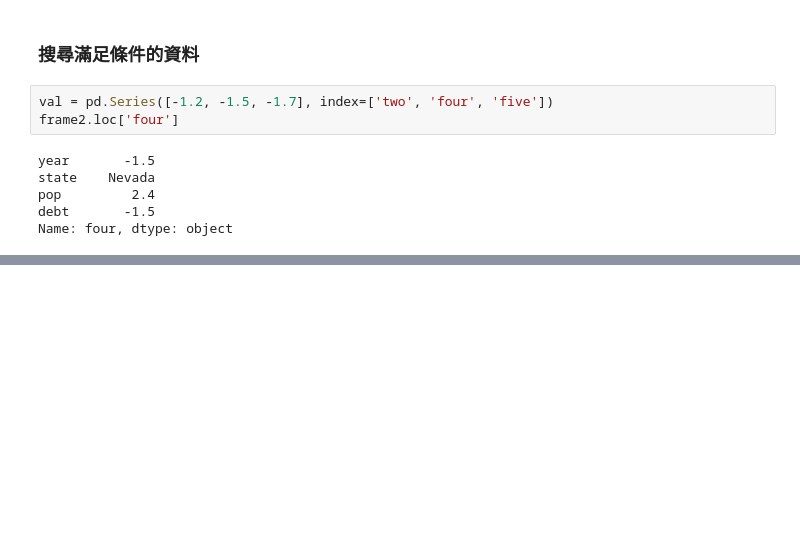
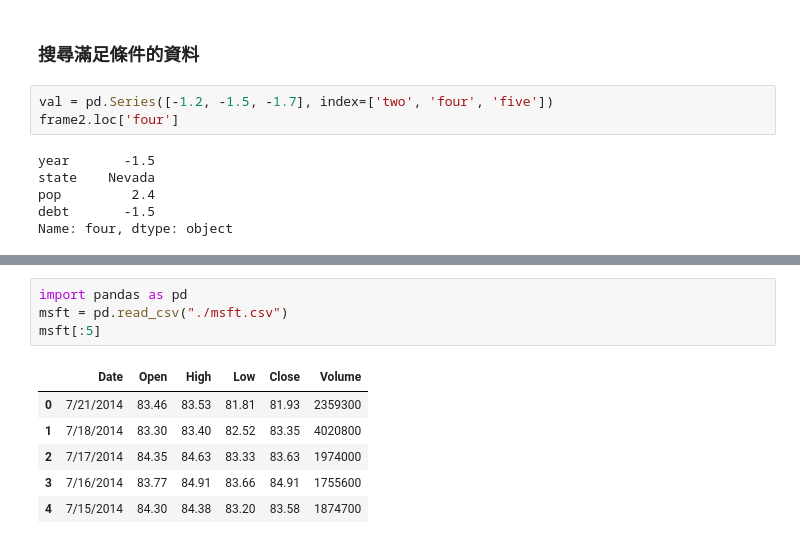
Before and after one commit to HAOHAO871113/HAOHAO871113, a Jupyter notebook: 2022_03_11_pandas_Series.ipynb, the cells around one changed output, grey strips where cells are left out. Saved outputs shown, nothing was run; the diff lists cells and outputs as text; blank space fills up the shorter version.

```diff
--- a/2022_03_11_pandas_Series.ipynb
+++ b/2022_03_11_pandas_Series.ipynb
@@ -133,0 +158,11 @@ Name: four, dtype: object
+# %%
+import pandas as pd
+msft = pd.read_csv("./msft.csv")
+msft[:5]
+# %% [output]
+|  | Date | Open | High | Low | Close | Volume |
+| 0 | 7/21/2014 | 83.46 | 83.53 | 81.81 | 81.93 | 2359300 |
+| 1 | 7/18/2014 | 83.30 | 83.40 | 82.52 | 83.35 | 4020800 |
+| 2 | 7/17/2014 | 84.35 | 84.63 | 83.33 | 83.63 | 1974000 |
+| 3 | 7/16/2014 | 83.77 | 84.91 | 83.66 | 84.91 | 1755600 |
+| 4 | 7/15/2014 | 84.30 | 84.38 | 83.20 | 83.58 | 1874700 |
```
Also changed, not shown: parts of 4 cells of this notebook.
